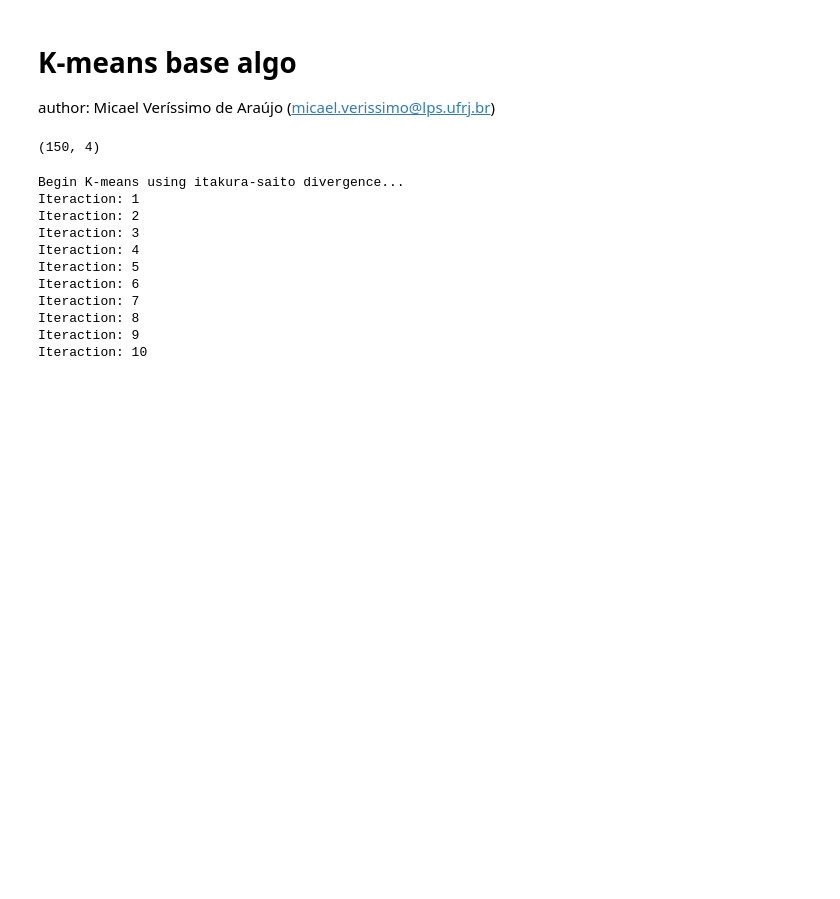
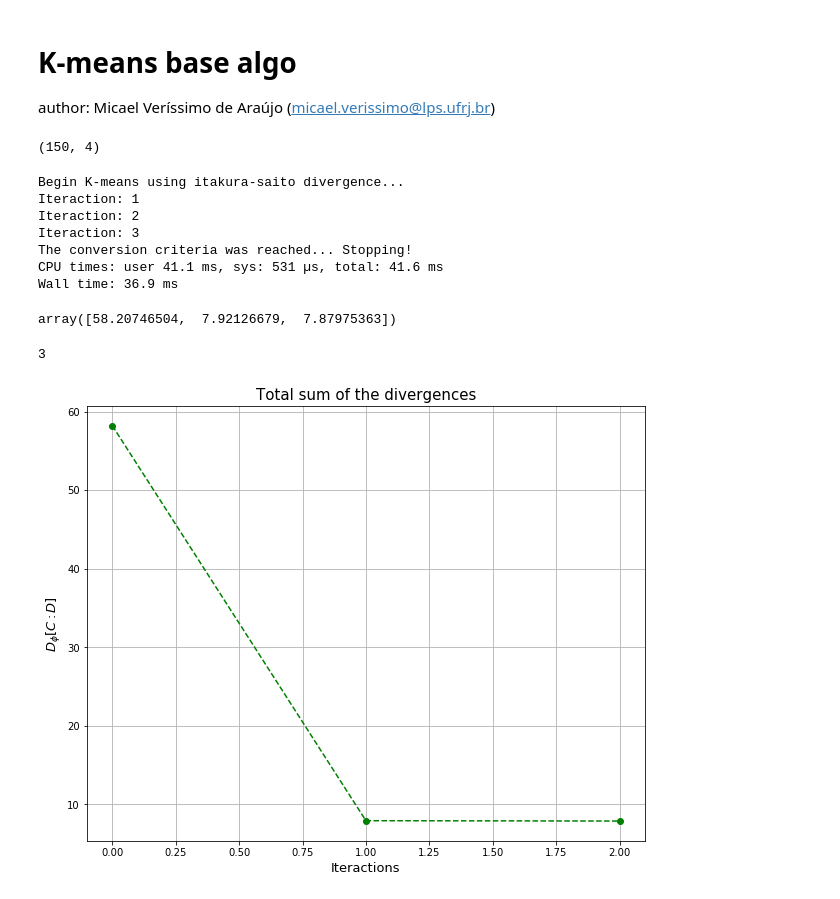
Before and after one commit to micaelverissimo/bregman_clustering, a Jupyter notebook: jupyter-notebooks/base_kmeans_algo.ipynb, the cells around one changed output. Drawn from its saved outputs; the diff is of its cells as text; code cells hidden in the pictures; blank space fills up the shorter version.

```diff
--- a/jupyter-notebooks/base_kmeans_algo.ipynb
+++ b/jupyter-notebooks/base_kmeans_algo.ipynb
@@ -76,18 +105,32 @@ sample.shape
 # %%
-kmeans=base_kmeans(n_clusters=3)
-kmeans.fit(sample, n_iter=10, breg_div='itakura-saito')
+%%time
+kmeans.fit(sample, n_iter=15, tol=1e-5, breg_div='itakura-saito')
 # %% [output]
 Begin K-means using itakura-saito divergence...
 Iteraction: 1
 Iteraction: 2
 Iteraction: 3
-Iteraction: 4
-Iteraction: 5
-Iteraction: 6
-Iteraction: 7
-Iteraction: 8
-Iteraction: 9
-Iteraction: 10
+The conversion criteria was reached... Stopping!
+CPU times: user 41.1 ms, sys: 531 µs, total: 41.6 ms
+Wall time: 36.9 ms
+# %%
+kmeans.get_sum_total_div()
+# %% [output]
+array([58.20746504,  7.92126679,  7.87975363])
+# %%
+kmeans.get_last_iter()
+# %% [output]
+3
+# %%
+plt.figure(figsize=(10,8))
+plt.plot(range(kmeans.get_last_iter()), kmeans.get_sum_total_div(), '--o', c='g')
+plt.title('Total sum of the divergences', fontsize=15)
+plt.ylabel(r'$D_{\phi}[C: D]$', fontsize=13)
+plt.xlabel(r'Iteractions', fontsize=13)
+plt.grid()
+plt.show()
+# %% [output]
+[figure, added]
 # %%
 plt.figure(figsize=(10,8))
 plt.plot(sample[:,0], sample[:,1], 'o', label='Data Points')
```
Also changed, not shown: parts of 5 cells of this notebook, 7 other files.
